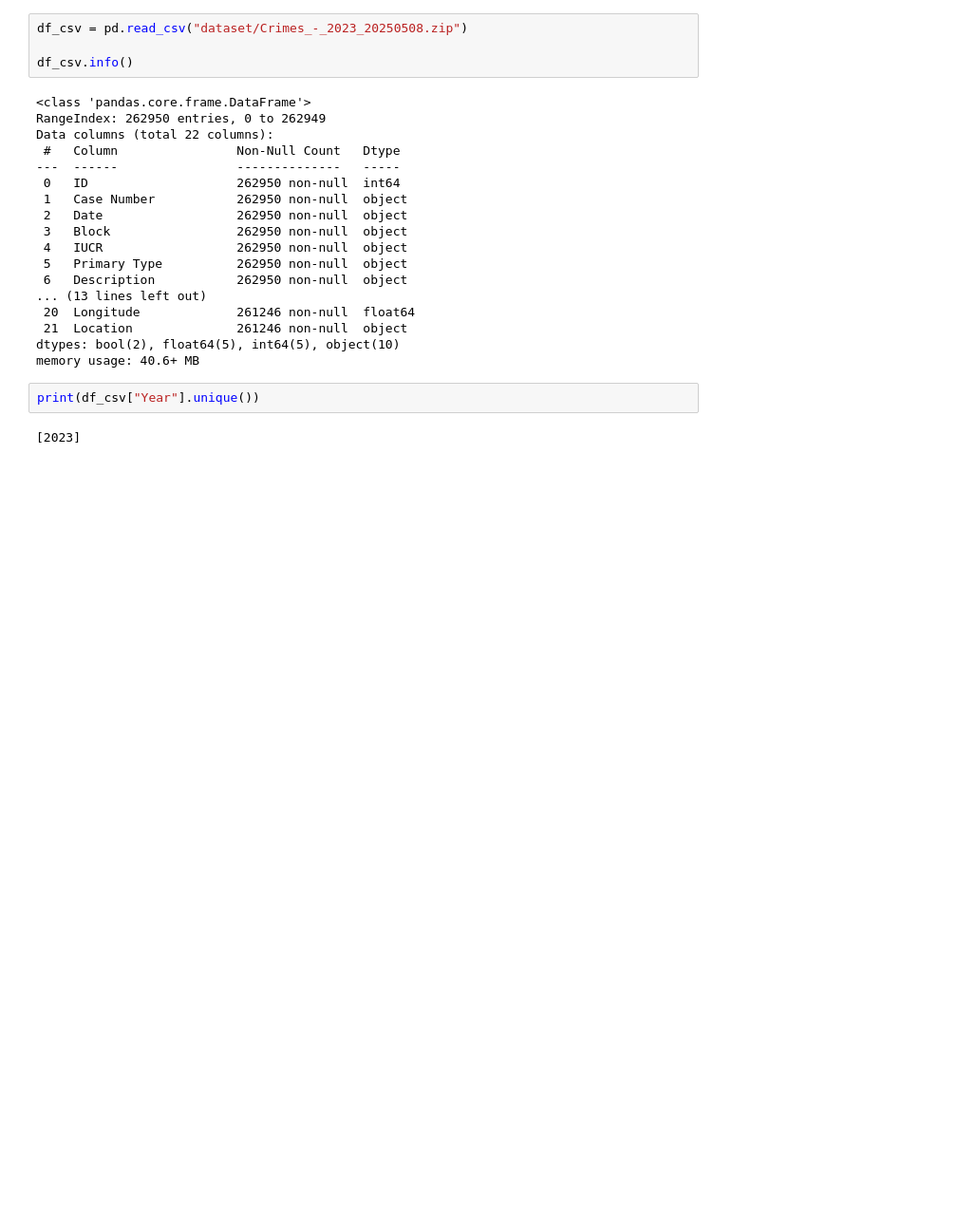
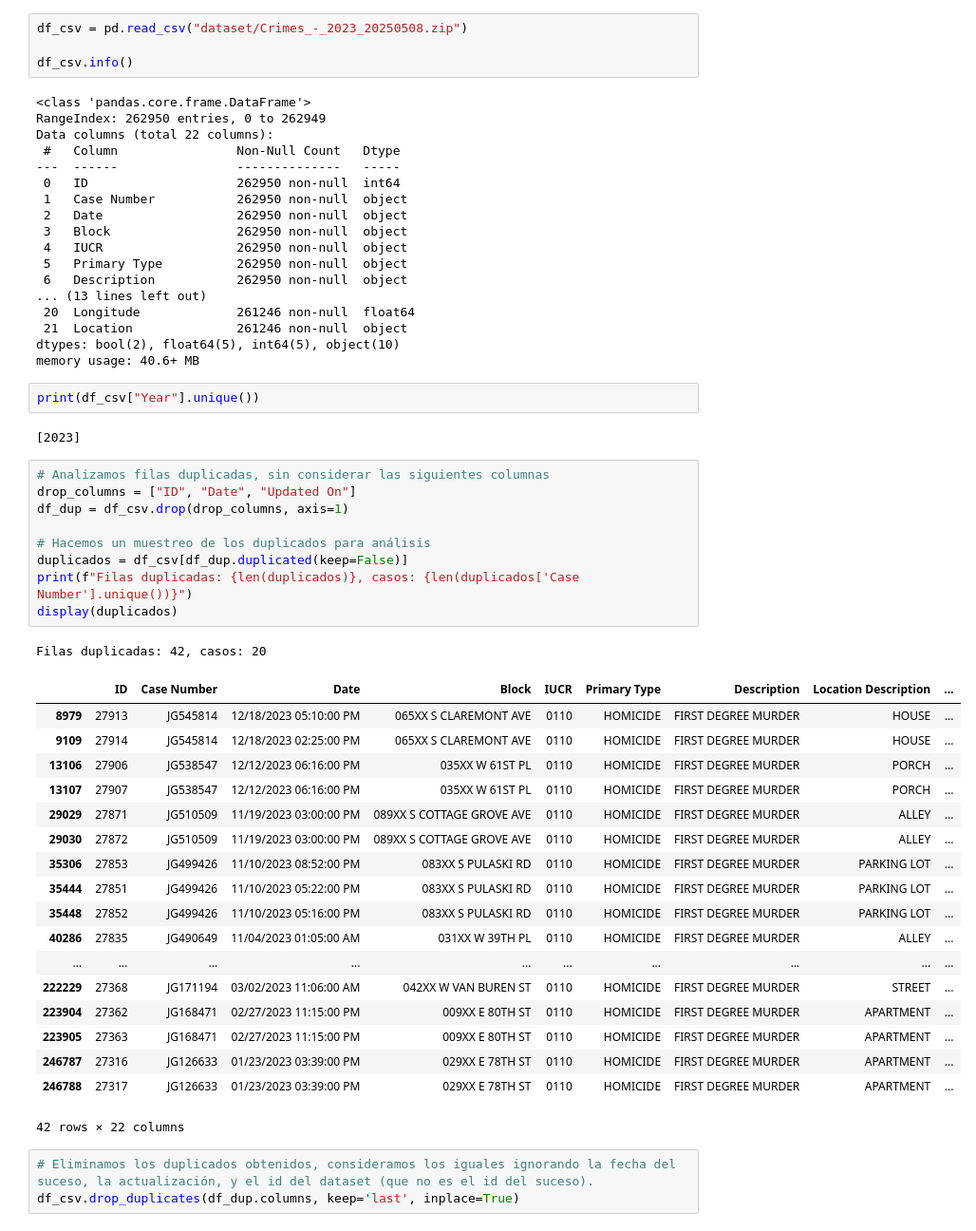
Before and after one commit to gjmv/CEIA_2025_B2_AMq_TP, a Jupyter notebook: TP.ipynb, the cells around one changed output. Shown at 95% size. Cells and saved outputs as stored; diff of their text form; blank space fills up the shorter version.

```diff
--- a/TP.ipynb
+++ b/TP.ipynb
@@ -26,4 +37,36 @@ memory usage: 40.6+ MB
 print(df_csv["Year"].unique())
 # %% [output]
 [2023]
+# %%
+# Analizamos filas duplicadas, sin considerar las siguientes columnas
+drop_columns = ["ID", "Date", "Updated On"]
+df_dup = df_csv.drop(drop_columns, axis=1)
+
+# Hacemos un muestreo de los duplicados para análisis
+duplicados = df_csv[df_dup.duplicated(keep=False)]
+print(f"Filas duplicadas: {len(duplicados)}, casos: {len(duplicados['Case Number'].unique())}")
+display(duplicados)
+# %% [output]
+Filas duplicadas: 42, casos: 20
+|  | ID | Case Number | Date | Block | IUCR | Primary Type | Description | Location Description | ... |
+| 8979 | 27913 | JG545814 | 12/18/2023 05:10:00 PM | 065XX S CLAREMONT AVE | 0110 | HOMICIDE | FIRST DEGREE MURDER | HOUSE | ... |
+| 9109 | 27914 | JG545814 | 12/18/2023 02:25:00 PM | 065XX S CLAREMONT AVE | 0110 | HOMICIDE | FIRST DEGREE MURDER | HOUSE | ... |
+| 13106 | 27906 | JG538547 | 12/12/2023 06:16:00 PM | 035XX W 61ST PL | 0110 | HOMICIDE | FIRST DEGREE MURDER | PORCH | ... |
+| 13107 | 27907 | JG538547 | 12/12/2023 06:16:00 PM | 035XX W 61ST PL | 0110 | HOMICIDE | FIRST DEGREE MURDER | PORCH | ... |
+| 29029 | 27871 | JG510509 | 11/19/2023 03:00:00 PM | 089XX S COTTAGE GROVE AVE | 0110 | HOMICIDE | FIRST DEGREE MURDER | ALLEY | ... |
+| 29030 | 27872 | JG510509 | 11/19/2023 03:00:00 PM | 089XX S COTTAGE GROVE AVE | 0110 | HOMICIDE | FIRST DEGREE MURDER | ALLEY | ... |
+| 35306 | 27853 | JG499426 | 11/10/2023 08:52:00 PM | 083XX S PULASKI RD | 0110 | HOMICIDE | FIRST DEGREE MURDER | PARKING LOT | ... |
+| 35444 | 27851 | JG499426 | 11/10/2023 05:22:00 PM | 083XX S PULASKI RD | 0110 | HOMICIDE | FIRST DEGREE MURDER | PARKING LOT | ... |
+| 35448 | 27852 | JG499426 | 11/10/2023 05:16:00 PM | 083XX S PULASKI RD | 0110 | HOMICIDE | FIRST DEGREE MURDER | PARKING LOT | ... |
+| 40286 | 27835 | JG490649 | 11/04/2023 01:05:00 AM | 031XX W 39TH PL | 0110 | HOMICIDE | FIRST DEGREE MURDER | ALLEY | ... |
+| ... | ... | ... | ... | ... | ... | ... | ... | ... | ... |
+| 222229 | 27368 | JG171194 | 03/02/2023 11:06:00 AM | 042XX W VAN BUREN ST | 0110 | HOMICIDE | FIRST DEGREE MURDER | STREET | ... |
+| 223904 | 27362 | JG168471 | 02/27/2023 11:15:00 PM | 009XX E 80TH ST | 0110 | HOMICIDE | FIRST DEGREE MURDER | APARTMENT | ... |
+| 223905 | 27363 | JG168471 | 02/27/2023 11:15:00 PM | 009XX E 80TH ST | 0110 | HOMICIDE | FIRST DEGREE MURDER | APARTMENT | ... |
+| 246787 | 27316 | JG126633 | 01/23/2023 03:39:00 PM | 029XX E 78TH ST | 0110 | HOMICIDE | FIRST DEGREE MURDER | APARTMENT | ... |
+| 246788 | 27317 | JG126633 | 01/23/2023 03:39:00 PM | 029XX E 78TH ST | 0110 | HOMICIDE | FIRST DEGREE MURDER | APARTMENT | ... |
+42 rows × 22 columns
+# %%
+# Eliminamos los duplicados obtenidos, consideramos los iguales ignorando la fecha del suceso, la actualización, y el id del dataset (que no es el id del suceso).
+df_csv.drop_duplicates(df_dup.columns, keep='last', inplace=True)
 # %%
```
Also changed, not shown: parts of 6 cells of this notebook.
